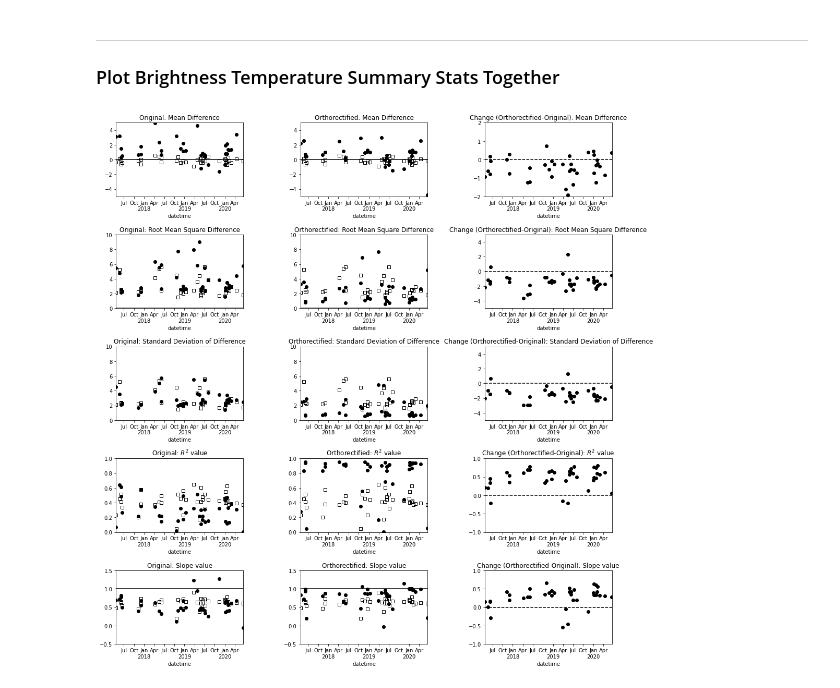
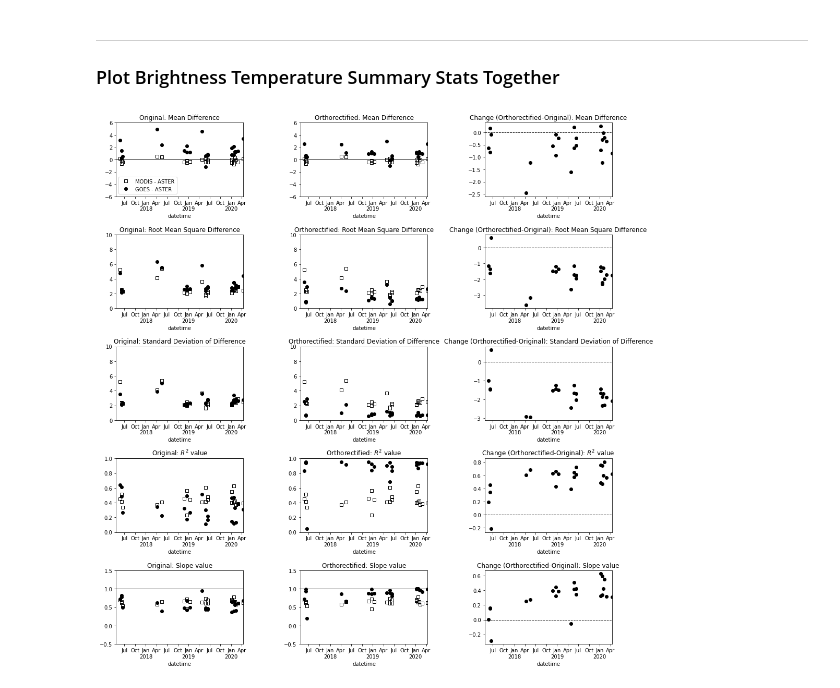
Before and after one commit to spestana/goes-cues, a Jupyter notebook: plot-summary-stats.ipynb, the cells around one changed output. Drawn from its saved outputs; the diff is of its cells as text; code cells hidden in the pictures.

Commit message:
Update plotting for raster summary stats

```diff
--- a/plot-summary-stats.ipynb
+++ b/plot-summary-stats.ipynb
@@ -39,12 +39,12 @@ df_original_tb.set_index('datetime', inplace=True)
 df_original_tb['ast_mod_r2_value'] = df_original_tb.ast_mod_r_value.copy()**2
 df_original_tb['ast_goes_r2_value'] = df_original_tb.ast_goes_r_value.copy()**2
 
-# filter out anything with Number of Pixels < 45000
-df_original_tb = df_original_tb.where(df_original_tb.ast_mod_n >= 45000)
+# filter out anything with Number of Pixels < 50000
+df_original_tb = df_original_tb.where(df_original_tb.ast_mod_n >= 50000)
 
-#drop_idx_list = [df_original_tb.index[i] for i in [0, 1, 4, 8, 10, 12, 16, 18, 22, 23, 25, 26, 27, 34, 36, 42, 43]]
-#drop_idx_list = [df_original_tb.index[i] for i in [43]]
-#df_original_tb.drop(drop_idx_list, inplace=True)
+# Drop observation from 2019-05-13 18:51:22 (cloudy)
+drop_idx_list = [df_original_tb.index[i] for i in [14]]
+df_original_tb.drop(drop_idx_list, inplace=True)
 
 # preview
 #df_original_tb.head(1)
@@ -92,8 +62,9 @@ df_ortho_tb.set_index('datetime', inplace=True)
 df_ortho_tb['ast_mod_r2_value'] = df_ortho_tb.ast_mod_r_value.copy()**2
 df_ortho_tb['ast_goes_r2_value'] = df_ortho_tb.ast_goes_r_value.copy()**2
 
-# filter out anything with Number of Pixels < 45000
-df_ortho_tb = df_ortho_tb.where(df_ortho_tb.ast_mod_n >= 45000)
-#df_ortho_tb.drop(drop_idx_list, inplace=True)
+# filter out anything with Number of Pixels < 50000
+df_ortho_tb = df_ortho_tb.where(df_ortho_tb.ast_mod_n >= 50000)
+# Drop observation from 2019-05-13 18:51:22 (cloudy)
+df_ortho_tb.drop(drop_idx_list, inplace=True)
 # preview
 #df_ortho_tb.head(1)
@@ -142,114 +91,95 @@ ax = axes.flatten()
 
 df_original_tb.ast_mod_mean_diff.plot(linestyle='none', marker='s',  mfc='none', mec='k', ax=ax[0], label='MODIS - ASTER')
 df_original_tb.ast_goes_mean_diff.plot(linestyle='none', marker='o',  c='k',  ax=ax[0], label='GOES - ASTER')
-#df_original_tb.mod_goes_mean_diff.plot(linestyle='none', marker='+', c='#1b9e77', ax=ax[0], label='GOES - MODIS')
 ax[0].set_title('Original: Mean Difference')
-ax[0].set_ylim(-5,5)
-ax[0].axhline(0,c='k')
+ax[0].set_ylim(-6,6)
+ax[0].axhline(0,c='k',linewidth=1)
+ax[0].legend()
 
 df_original_tb.ast_mod_rms_diff.plot(linestyle='none', marker='s',  mfc='none', mec='k', ax=ax[3], label='MODIS - ASTER')
 df_original_tb.ast_goes_rms_diff.plot(linestyle='none', marker='o',  c='k', ax=ax[3],  label='GOES - ASTER')
-#df_original_tb.mod_goes_rms_diff.plot(linestyle='none', marker='+',  c='#1b9e77',ax=ax[3],  label='GOES - MODIS')
 ax[3].set_title('Original: Root Mean Square Difference')
 ax[3].set_ylim(0,10)
-ax[3].axhline(0,c='k')
+ax[3].axhline(0,c='k',linewidth=1)
 
 df_original_tb.ast_mod_std_diff.plot(linestyle='none', marker='s',  mfc='none', mec='k', ax=ax[6], label='MODIS - ASTER')
 df_original_tb.ast_goes_std_diff.plot(linestyle='none', marker='o',  c='k', ax=ax[6],  label='GOES - ASTER')
-#df_original_tb.mod_goes_std_diff.plot(linestyle='none', marker='+',  c='#1b9e77',ax=ax[6],  label='GOES - MODIS')
 ax[6].set_title('Original: Standard Deviation of Difference')
 ax[6].set_ylim(0,10)
 
 df_original_tb.ast_mod_r2_value.plot(linestyle='none', marker='s',  mfc='none', mec='k', ax=ax[9], label='MODIS : ASTER')
 df_original_tb.ast_goes_r2_value.plot(linestyle='none', marker='o',  c='k', ax=ax[9],  label='GOES : ASTER')
-#df_original_tb.mod_goes_r2_value.plot(linestyle='none', marker='+',  c='#1b9e77',ax=ax[9],  label='GOES : MODIS')
 ax[9].set_title('Original: $R^2$ value')
 ax[9].set_ylim(0,1)
-ax[9].axhline(1,c='k')
+ax[9].axhline(1,c='k',linewidth=1)
 
 df_original_tb.ast_mod_slope.plot(linestyle='none', marker='s',  mfc='none', mec='k', ax=ax[12], label='MODIS : ASTER')
 df_original_tb.ast_goes_slope.plot(linestyle='none',marker='o',  c='k', ax=ax[12],  label='GOES : ASTER')
-#df_original_tb.mod_goes_slope.plot(linestyle='none', marker='+',  c='#1b9e77',ax=ax[12],  label='GOES : MODIS')
 ax[12].set_title('Original: Slope value')
 ax[12].set_ylim(-0.5,1.5)
-ax[12].axhline(1,c='k')
+ax[12].axhline(1,c='k',linewidth=1)
 
 ### Orthorectified stats
 
 df_ortho_tb.ast_mod_mean_diff.plot(linestyle='none', marker='s',  mfc='none', mec='k', ax=ax[1], label='MODIS - ASTER')
 df_ortho_tb.ast_goes_mean_diff.plot(linestyle='none', marker='o',  c='k', ax=ax[1], label='GOES - ASTER')
-#df_ortho_tb.mod_goes_mean_diff.plot(linestyle='none', marker='+', c='#1b9e77', ax=ax[1], label='GOES - MODIS')
 ax[1].set_title('Orthorectified: Mean Difference')
-ax[1].set_ylim(-5,5)
-ax[1].axhline(0,c='k')
+ax[1].set_ylim(-6,6)
+ax[1].axhline(0,c='k',linewidth=1)
 
 df_ortho_tb.ast_mod_rms_diff.plot(linestyle='none', marker='s',  mfc='none', mec='k', ax=ax[4], label='MODIS - ASTER')
 df_ortho_tb.ast_goes_rms_diff.plot(linestyle='none',marker='o',  c='k', ax=ax[4],  label='GOES - ASTER')
-#df_ortho_tb.mod_goes_rms_diff.plot(linestyle='none', marker='+',  c='#1b9e77',ax=ax[4],  label='GOES - MODIS')
 ax[4].set_title('Orthorectified: Root Mean Square Difference')
 ax[4].set_ylim(0,10)
-ax[4].axhline(0,c='k')
+ax[4].axhline(0,c='k',linewidth=1)
 
 df_ortho_tb.ast_mod_std_diff.plot(linestyle='none', marker='s',  mfc='none', mec='k', ax=ax[7], label='MODIS - ASTER')
 df_ortho_tb.ast_goes_std_diff.plot(linestyle='none', marker='o',  c='k', ax=ax[7],  label='GOES - ASTER')
-#df_ortho_tb.mod_goes_std_diff.plot(linestyle='none', marker='+',  c='#1b9e77',ax=ax[7],  label='GOES - MODIS')
 ax[7].set_title('Orthorectified: Standard Deviation of Difference')
 ax[7].set_ylim(0,10)
 
 df_ortho_tb.ast_mod_r2_value.plot(linestyle='none',marker='s',  mfc='none', mec='k', ax=ax[10], label='MODIS : ASTER')
 df_ortho_tb.ast_goes_r2_value.plot(linestyle='none', marker='o',  c='k', ax=ax[10],  label='GOES : ASTER')
-#df_ortho_tb.mod_goes_r2_value.plot(linestyle='none', marker='+',  c='#1b9e77',ax=ax[10],  label='GOES : MODIS')
 ax[10].set_title('Orthorectified: $R^2$ value')
 ax[10].set_ylim(0,1)
-ax[10].axhline(1,c='k')
+ax[10].axhline(1,c='k',linewidth=1)
 
 df_ortho_tb.ast_mod_slope.plot(linestyle='none', marker='s',  mfc='none', mec='k', ax=ax[13], label='MODIS : ASTER')
 df_ortho_tb.ast_goes_slope.plot(linestyle='none', marker='o',  c='k', ax=ax[13],  label='GOES : ASTER')
-#df_ortho_tb.mod_goes_slope.plot(linestyle='none', marker='+',  c='#1b9e77',ax=ax[13],  label='GOES : MODIS')
 ax[13].set_title('Orthorectified: Slope value')
 ax[13].set_ylim(-0.5,1.5)
-ax[13].axhline(1,c='k')
+ax[13].axhline(1,c='k',linewidth=1)
 
 
 ### Change (original - ortho) stats
 # skipping MODIS - ASTER since there is no change
-#df_change_tb.ast_mod_mean_diff.plot(linestyle='none', marker='.', c='#7570b3', ax=ax[2], label='MODIS - ASTER')
 df_change_tb.ast_goes_mean_diff.plot(linestyle='none', marker='o',  c='k', ax=ax[2], label='GOES - ASTER')
-#df_change_tb.mod_goes_mean_diff.plot(linestyle='none', marker='+',  c='#1b9e77',ax=ax[2], label='GOES - MODIS')
 ax[2].set_title('Change (Orthorectified-Original): Mean Difference')
-ax[2].set_ylim(-2,2)
-ax[2].axhline(0,c='k',linestyle='--')
+#ax[2].set_ylim(-3,3)
+ax[2].axhline(0,c='k',linestyle='--',linewidth=1)
 
-#df_change_tb.ast_mod_rms_diff.plot(linestyle='none', marker='.', c='#7570b3',  ax=ax[5], label='MODIS - ASTER')
 df_change_tb.ast_goes_rms_diff.plot(linestyle='none', marker='o',  c='k', ax=ax[5],  label='GOES - ASTER')
-#df_change_tb.mod_goes_rms_diff.plot(linestyle='none', marker='+',  c='#1b9e77',ax=ax[5],  label='GOES - MODIS')
 ax[5].set_title('Change (Orthorectified-Original): Root Mean Square Difference')
-ax[5].set_ylim(-5,5)
-ax[5].axhline(0,c='k',linestyle='--')
+#ax[5].set_ylim(-5,5)
+ax[5].axhline(0,c='k',linestyle='--',linewidth=1)
 
-#df_change_tb.ast_mod_std_diff.plot(linestyle='none', marker='.', c='#7570b3',  ax=ax[8], label='MODIS - ASTER')
 df_change_tb.ast_goes_std_diff.plot(linestyle='none', marker='o',  c='k', ax=ax[8],  label='GOES - ASTER')
-#df_change_tb.mod_goes_std_diff.plot(linestyle='none', marker='+',  c='#1b9e77',ax=ax[8],  label='GOES - MODIS')
 ax[8].set_title('Change (Orthorectified-Original): Standard Deviation of Difference')
-ax[8].set_ylim(-5,5)
-ax[8].axhline(0,c='k',linestyle='--')
+#ax[8].set_ylim(-5,5)
+ax[8].axhline(0,c='k',linestyle='--',linewidth=1)
 
-#df_change_tb.ast_mod_r2_value.plot(linestyle='none', marker='.', c='#7570b3',  ax=ax[11], label='MODIS : ASTER')
 df_change_tb.ast_goes_r2_value.plot(linestyle='none', marker='o',  c='k', ax=ax[11],  label='GOES : ASTER')
-#df_change_tb.mod_goes_r2_value.plot(linestyle='none', marker='+',  c='#1b9e77',ax=ax[11],  label='GOES : MODIS')
 ax[11].set_title('Change (Orthorectified-Original): $R^2$ value')
-ax[11].set_ylim(-1,1)
-ax[11].axhline(0,c='k',linestyle='--')
+#ax[11].set_ylim(-1,1)
+ax[11].axhline(0,c='k',linestyle='--',linewidth=1)
 
-#df_change_tb.ast_mod_slope.plot(linestyle='none', marker='.', c='#7570b3',  ax=ax[14], label='MODIS : ASTER')
 df_change_tb.ast_goes_slope.plot(linestyle='none', marker='o',  c='k', ax=ax[14],  label='GOES : ASTER')
-#df_change_tb.mod_goes_slope.plot(linestyle='none', marker='+',  c='#1b9e77',ax=ax[14],  label='GOES : MODIS')
 ax[14].set_title('Change (Orthorectified-Original): Slope value')
-ax[14].set_ylim(-1,1)
-ax[14].axhline(0,c='k',linestyle='--')
+#ax[14].set_ylim(-1,1)
+ax[14].axhline(0,c='k',linestyle='--',linewidth=1)
 
 for this_ax in ax:
     format_date_ax(this_ax)
     #this_ax.legend(loc='best')
 # %% [output]
-[figure, old version]
+[figure, new version]
```
Also changed, not shown: parts of 8 cells of this notebook, 2 other files.
